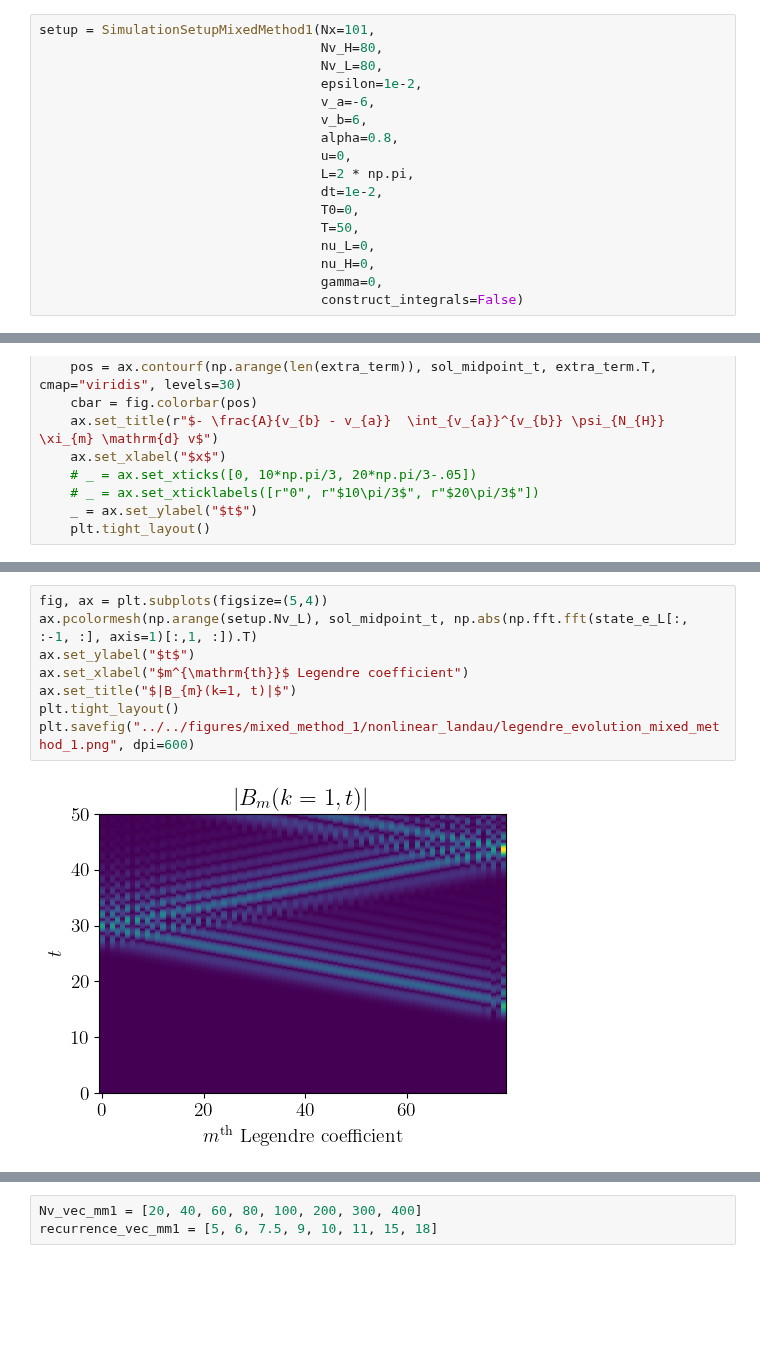
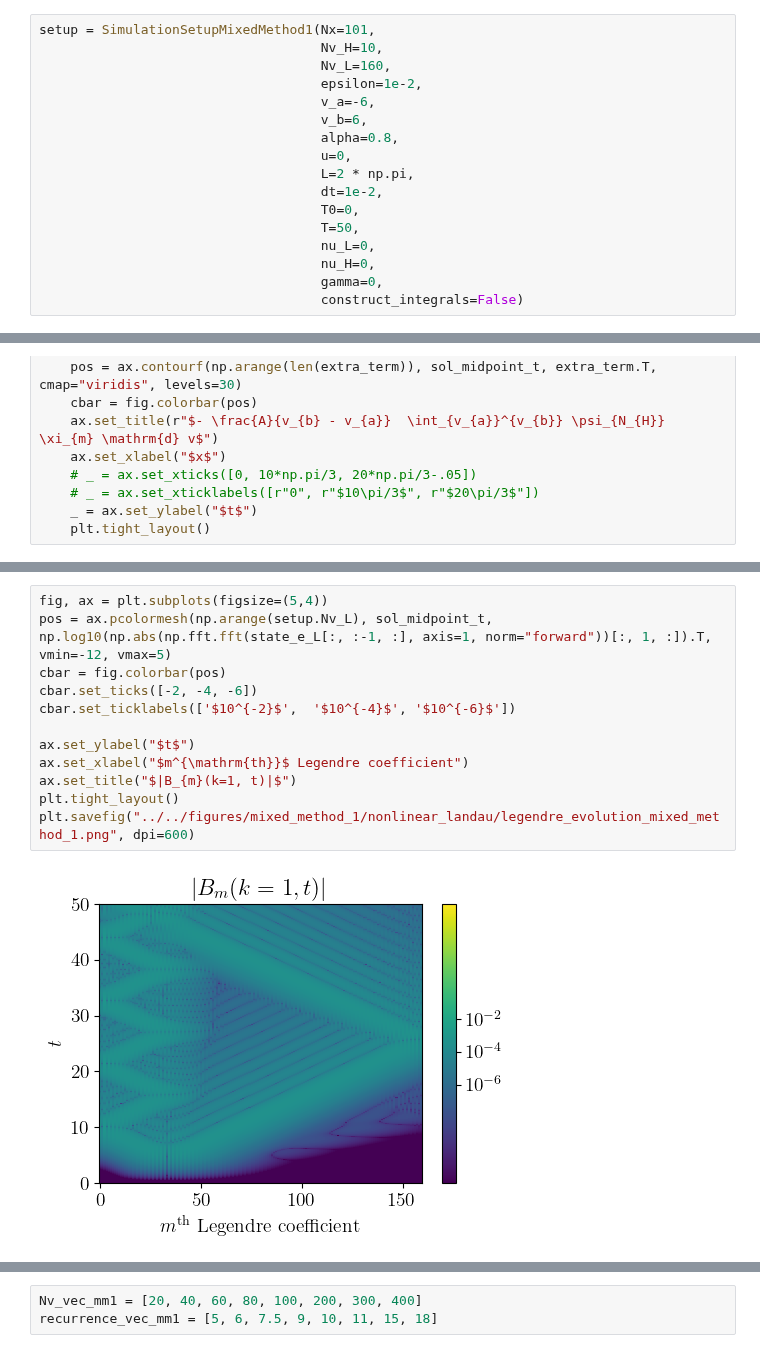
Before and after one commit to opaliss/mixed_methods, a Jupyter notebook: analysis/mixed_method_1/weak_landau_damping_mixed_method_1.ipynb, the cells around one changed output, grey strips where cells are left out. Cells and saved outputs as stored; diff of their text form; blank space fills up the shorter version.

```diff
--- a/analysis/mixed_method_1/weak_landau_damping_mixed_method_1.ipynb
+++ b/analysis/mixed_method_1/weak_landau_damping_mixed_method_1.ipynb
@@ -30,8 +30,8 @@ matplotlib.rcParams['text.usetex'] = True
 # Mixed method #1: weak Landau damping
 # %%
 setup = SimulationSetupMixedMethod1(Nx=101,
-                                    Nv_H=80,
-                                    Nv_L=80,
+                                    Nv_H=10,
+                                    Nv_L=160,
                                     epsilon=1e-2,
                                     v_a=-6,
                                     v_b=6,
@@ -195,13 +199,17 @@ plt.savefig("../../figures/mixed_method_1/nonlinear_landau/hermite_evolution_mix
 # %%
 fig, ax = plt.subplots(figsize=(5,4))
-ax.pcolormesh(np.arange(setup.Nv_L), sol_midpoint_t, np.abs(np.fft.fft(state_e_L[:, :-1, :], axis=1)[:,1, :]).T)
+pos = ax.pcolormesh(np.arange(setup.Nv_L), sol_midpoint_t, np.log10(np.abs(np.fft.fft(state_e_L[:, :-1, :], axis=1, norm="forward"))[:, 1, :]).T, vmin=-12, vmax=5)
+cbar = fig.colorbar(pos)
+cbar.set_ticks([-2, -4, -6])
+cbar.set_ticklabels(['$10^{-2}$',  '$10^{-4}$', '$10^{-6}$'])
+
 ax.set_ylabel("$t$")
 ax.set_xlabel("$m^{\mathrm{th}}$ Legendre coefficient")
 ax.set_title("$|B_{m}(k=1, t)|$")
 plt.tight_layout()
 plt.savefig("../../figures/mixed_method_1/nonlinear_landau/legendre_evolution_mixed_method_1.png", dpi=600)
 # %% [output]
-[figure, old version]
+[figure, new version]
 # %%
 # plot the phase space evolution as a function of time
 fig, ax = plt.subplots(nrows=4, ncols=3, figsize=(10, 6), sharex=True, sharey=True)
```
Also changed, not shown: parts of 9 cells of this notebook, 5 other files.
